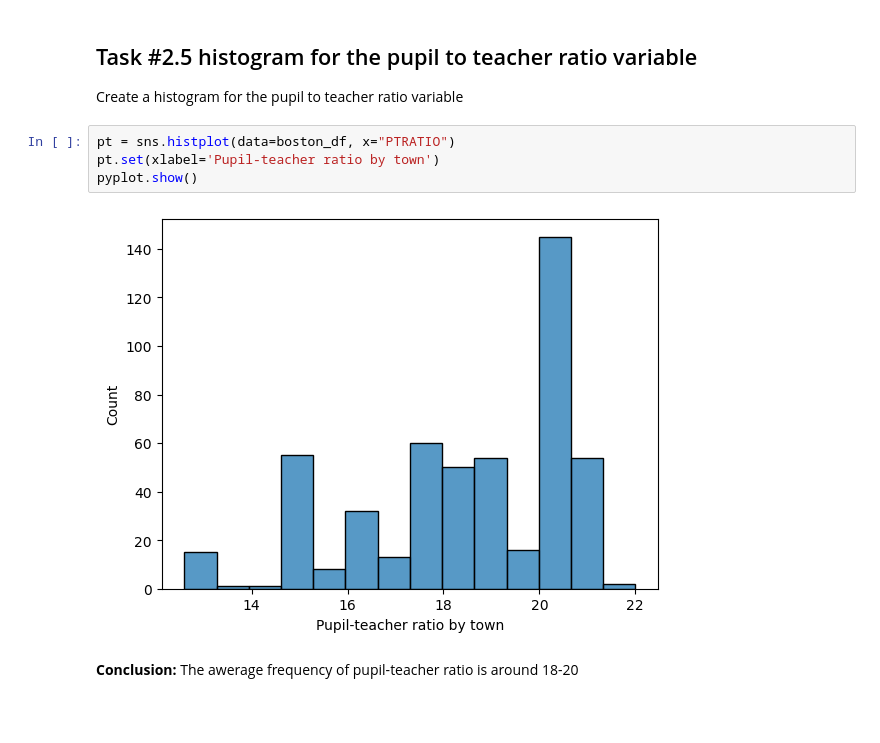
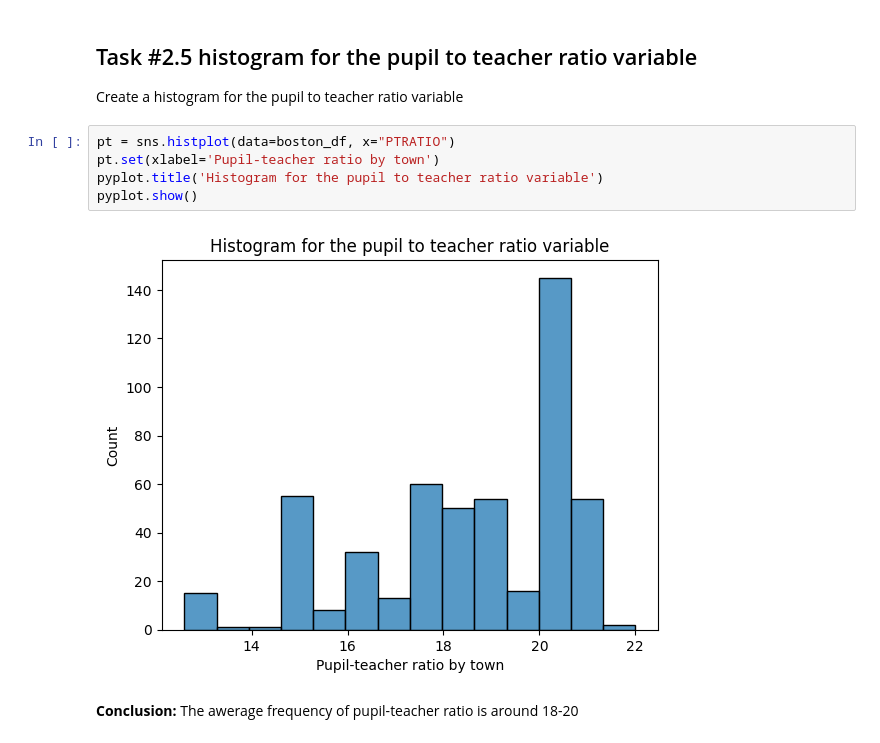
Before and after one commit to sashas777/statistics_for_data_science, a Jupyter notebook: Optional_Peer_Graded_Assignment.jupyterlite.ipynb, the cells around one changed output. Cells and saved outputs as stored; diff of their text form; blank space fills up the shorter version.

```diff
--- a/Optional_Peer_Graded_Assignment.jupyterlite.ipynb
+++ b/Optional_Peer_Graded_Assignment.jupyterlite.ipynb
@@ -94,9 +94,10 @@ Create a histogram for the pupil to teacher ratio variable
 # %%
 pt = sns.histplot(data=boston_df, x="PTRATIO")
 pt.set(xlabel='Pupil-teacher ratio by town')
+pyplot.title('Histogram for the pupil to teacher ratio variable')
 pyplot.show()
 # %% [output]
-[figure, old version]
+[figure, new version]
 # %% [markdown]
 **Conclusion:** The awerage frequency of pupil-teacher ratio is around 18-20
 # %% [markdown]
```
Also changed, not shown: parts of 1 cell of this notebook.
